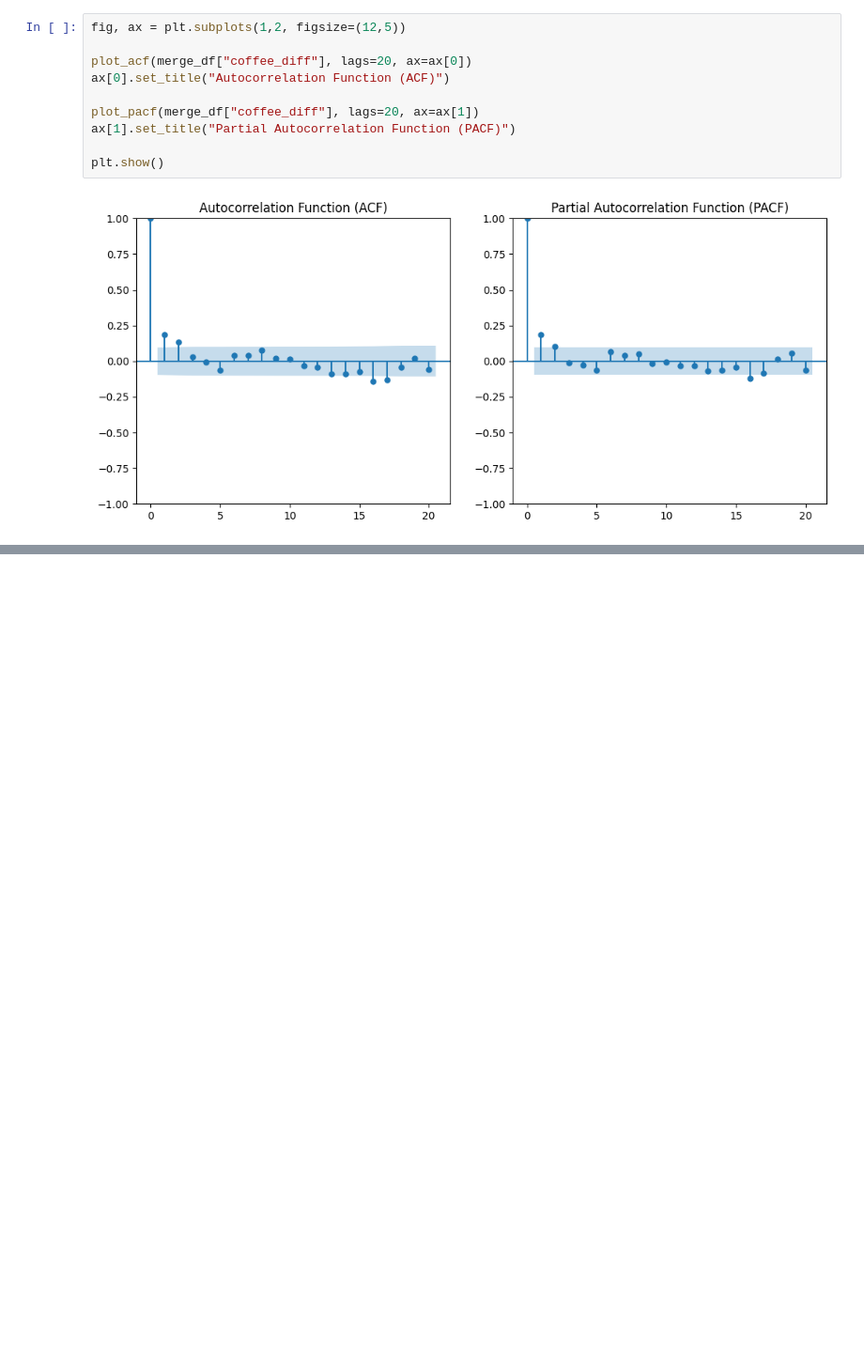
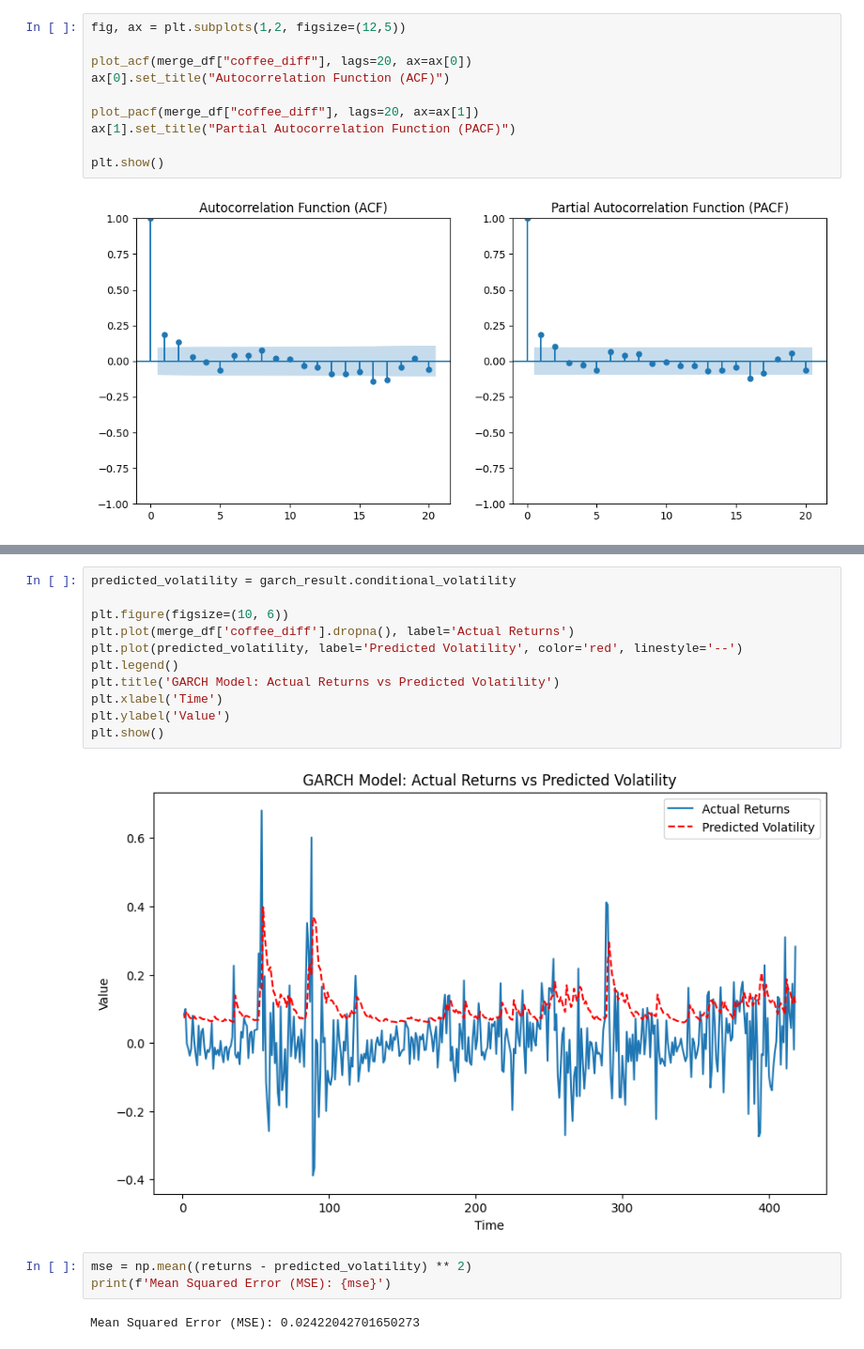
Before and after one commit to NicolasMSalas/eco395m_ml_coffee_trees, a Jupyter notebook: code/arima.ipynb, the cells around one changed output, grey strips where cells are left out. Shown at 94% size. Drawn from its saved outputs; the diff is of its cells as text; blank space fills up the shorter version.

Commit message:
ARMA, GARCH, GARCH-M, ARDL

```diff
--- a/code/arima.ipynb
+++ b/code/arima.ipynb
@@ -214,0 +225,18 @@ Covariance estimator: robust
+# %%
+predicted_volatility = garch_result.conditional_volatility
+
+plt.figure(figsize=(10, 6))
+plt.plot(merge_df['coffee_diff'].dropna(), label='Actual Returns')
+plt.plot(predicted_volatility, label='Predicted Volatility', color='red', linestyle='--')
+plt.legend()
+plt.title('GARCH Model: Actual Returns vs Predicted Volatility')
+plt.xlabel('Time')
+plt.ylabel('Value')
+plt.show()
+# %% [output]
+[figure, added]
+# %%
+mse = np.mean((returns - predicted_volatility) ** 2)
+print(f'Mean Squared Error (MSE): {mse}')
+# %% [output]
+Mean Squared Error (MSE): 0.02422042701650273
```
Also changed, not shown: parts of 39 cells of this notebook.
